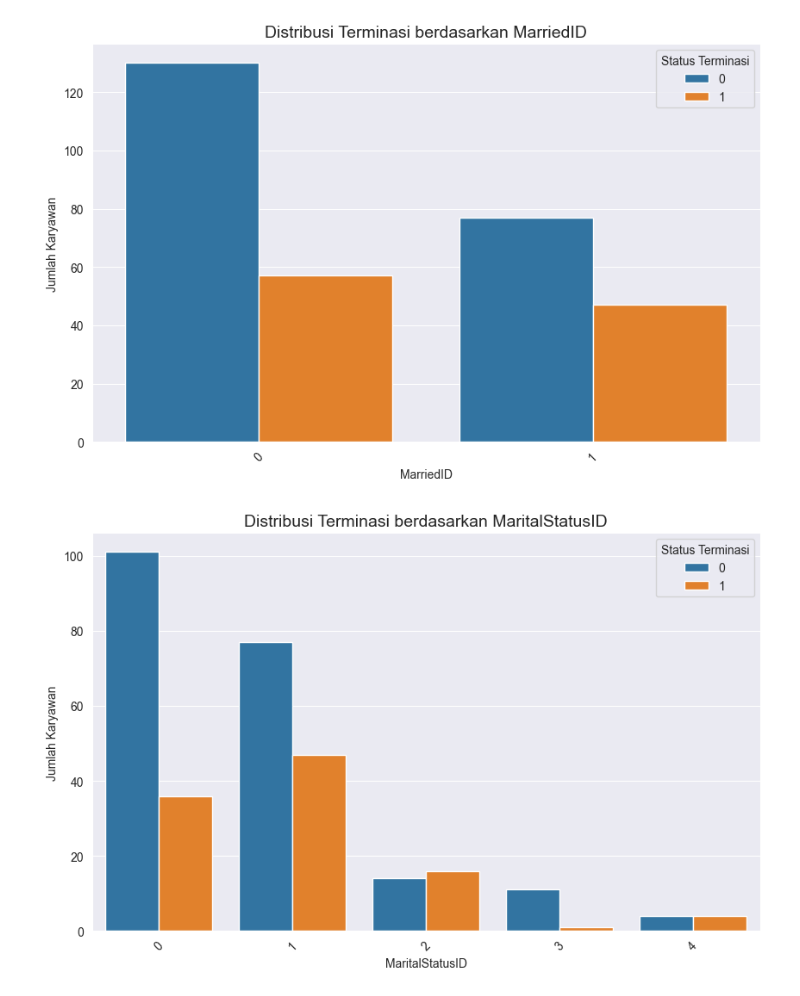
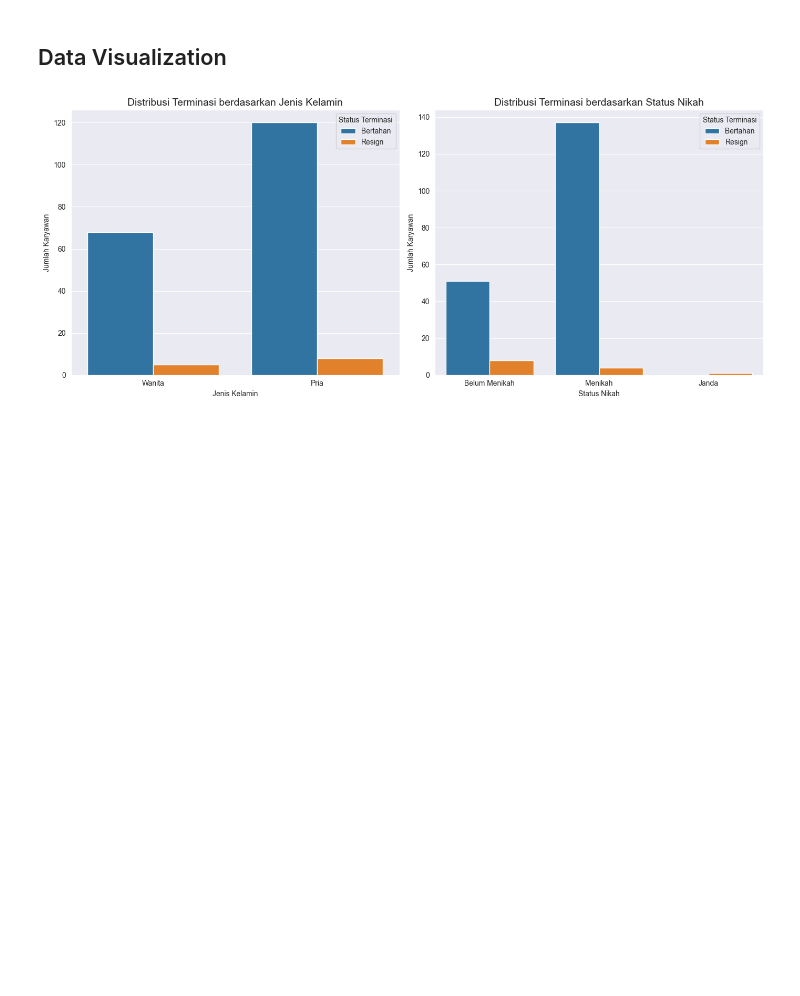
Before and after one commit to Excel951/legendary-octo-funicular, a Jupyter notebook: TA/ta.ipynb, the cells around one changed output. Saved outputs shown, nothing was run; the diff lists cells and outputs as text; code cells hidden in the pictures; blank space fills up the shorter version.

```diff
--- a/TA/ta.ipynb
+++ b/TA/ta.ipynb
@@ -51,0 +221,5 @@ excel.shape
+# %%
+kary_type_ordinal_encoder = OrdinalEncoder(
+    categories=[['DH', 'I', 'PT', 'K', 'TD', 'T']],
+)
+excel['kary_type_encoded'] = kary_type_ordinal_encoder.fit_transform(excel[['KARY_TYPE']])
@@ -60,0 +279,6 @@ excel['Age'] = excel.apply(
+# %%
+# --- Implementasi Ide 2: Total Hari Absensi ---
+# Kolom Cuti (CP, CN, dll.) juga harus dijumlahkan jika ada di data Anda
+kolom_absensi = ['A', 'S', 'I', 'CP', 'CN']
+# Gunakan .get() untuk keamanan jika ada kolom yang tidak ada di sampel ini
+excel['total_absensi'] = sum(excel.get(col, 0) for col in kolom_absensi)
@@ -60,0 +380,6 @@ excel['Age'] = excel.apply(
+# %%
+status_pernikahan_encoder = LabelEncoder()
+sex_encoder = LabelEncoder()
+
+excel['STS_NIKAH'] = status_pernikahan_encoder.fit_transform(excel['STS_NIKAH'])
+excel['JENIS_KELAMIN'] = sex_encoder.fit_transform(excel['JENIS_KELAMIN'])
@@ -103,20 +464,33 @@ Index(['MarriedID', 'MaritalStatusID', 'GenderID', 'DeptID', 'PerfScoreID',
       dtype='object')
+# %% [markdown]
+## Data Visualization
 # %%
-# Ganti 'df' dengan nama DataFrame Anda
-# Kolom 'Termd' adalah target Anda
-# Daftar fitur kategorikal Anda
-categorical_features = ['MarriedID', 'MaritalStatusID', 'GenderID', 'DeptID',
-                        'PerfScoreID', 'PositionID', 'EmpSatisfaction']
+# Define mapping dictionaries
+terminated_map = {0: 'Bertahan', 1: 'Resign'}
+sex_map = {0: 'Pria', 1: 'Wanita'}
+nikah_map = {0: 'Belum Menikah', 1: 'Janda', 2: 'Menikah'}
 
-for feature in categorical_features:
-    plt.figure(figsize=(10, 6))
-    # Gunakan 'hue' untuk memisahkan berdasarkan status terminasi
-    sns.countplot(data=excel, x=feature, hue='Termd')
-    plt.title(f'Distribusi Terminasi berdasarkan {feature}', fontsize=14)
-    plt.xticks(rotation=45) # Rotasi label jika tumpang tindih
+# Create new columns for plotting
+excel_plot = excel.copy()
+excel_plot['TERMINATED_LABEL'] = excel_plot['TERMINATED'].map(terminated_map)
+excel_plot['JENIS_KELAMIN_LABEL'] = excel_plot['JENIS_KELAMIN'].map(sex_map)
+excel_plot['STS_NIKAH_LABEL'] = excel_plot['STS_NIKAH'].map(nikah_map)
+
+categorical_features = [
+    ('JENIS_KELAMIN_LABEL', 'Jenis Kelamin'),
+    ('STS_NIKAH_LABEL', 'Status Nikah')
+]
+rows, cols = 1, 2
+
+plt.figure(figsize=(14, 6))
+for i, (feature, label) in enumerate(categorical_features, 1):
+    plt.subplot(rows, cols, i)
+    sns.countplot(data=excel_plot, x=feature, hue='TERMINATED_LABEL')
+    plt.title(f'Distribusi Terminasi berdasarkan {label}', fontsize=14)
     plt.ylabel('Jumlah Karyawan')
+    plt.xlabel(label)
     plt.legend(title='Status Terminasi')
-    plt.show()
+    plt.tight_layout()
+plt.show()
 # %% [output]
-[figure, old version]
+[figure, new version]
-[figure, removed]
```
Also changed, not shown: parts of 70 cells of this notebook, 5 other files.
